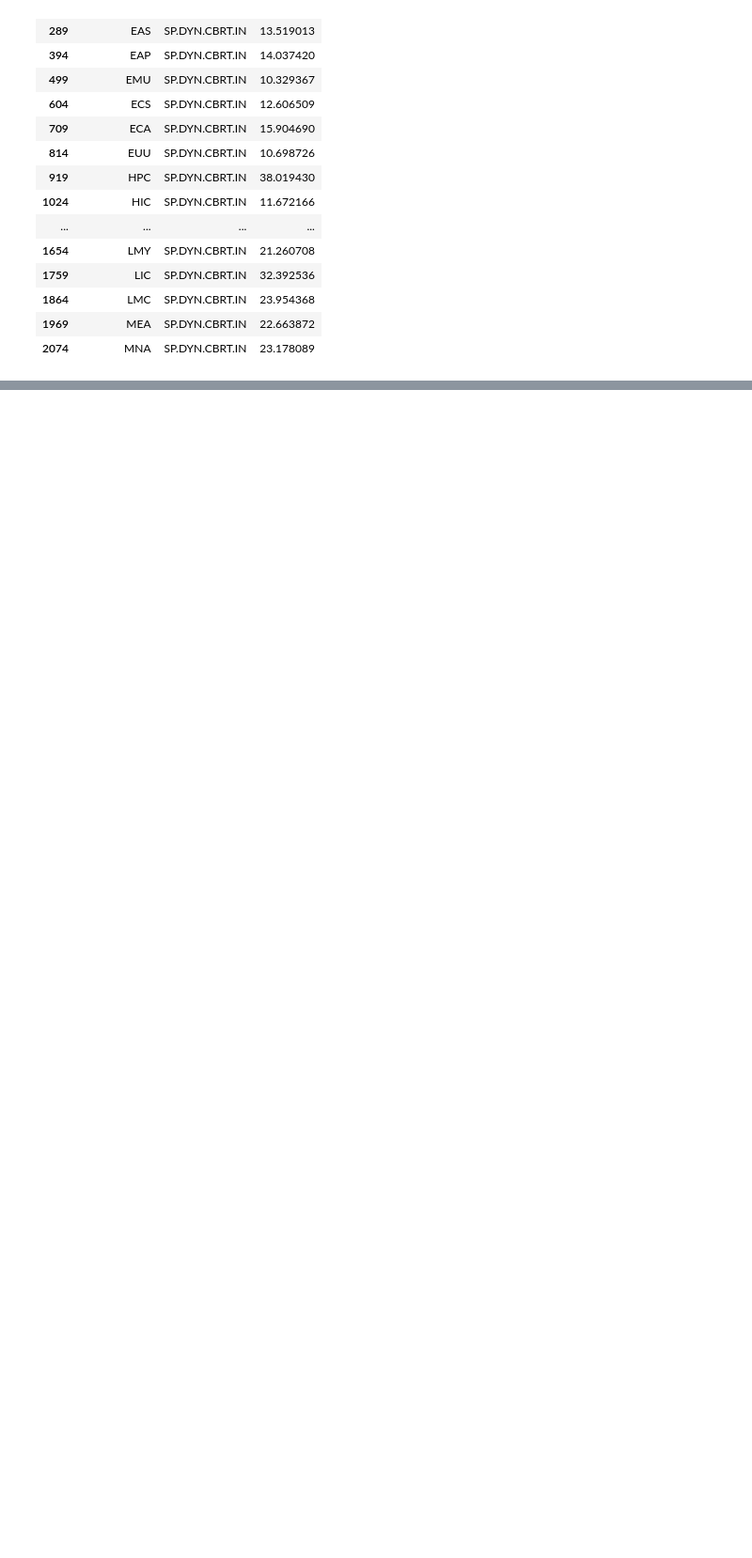
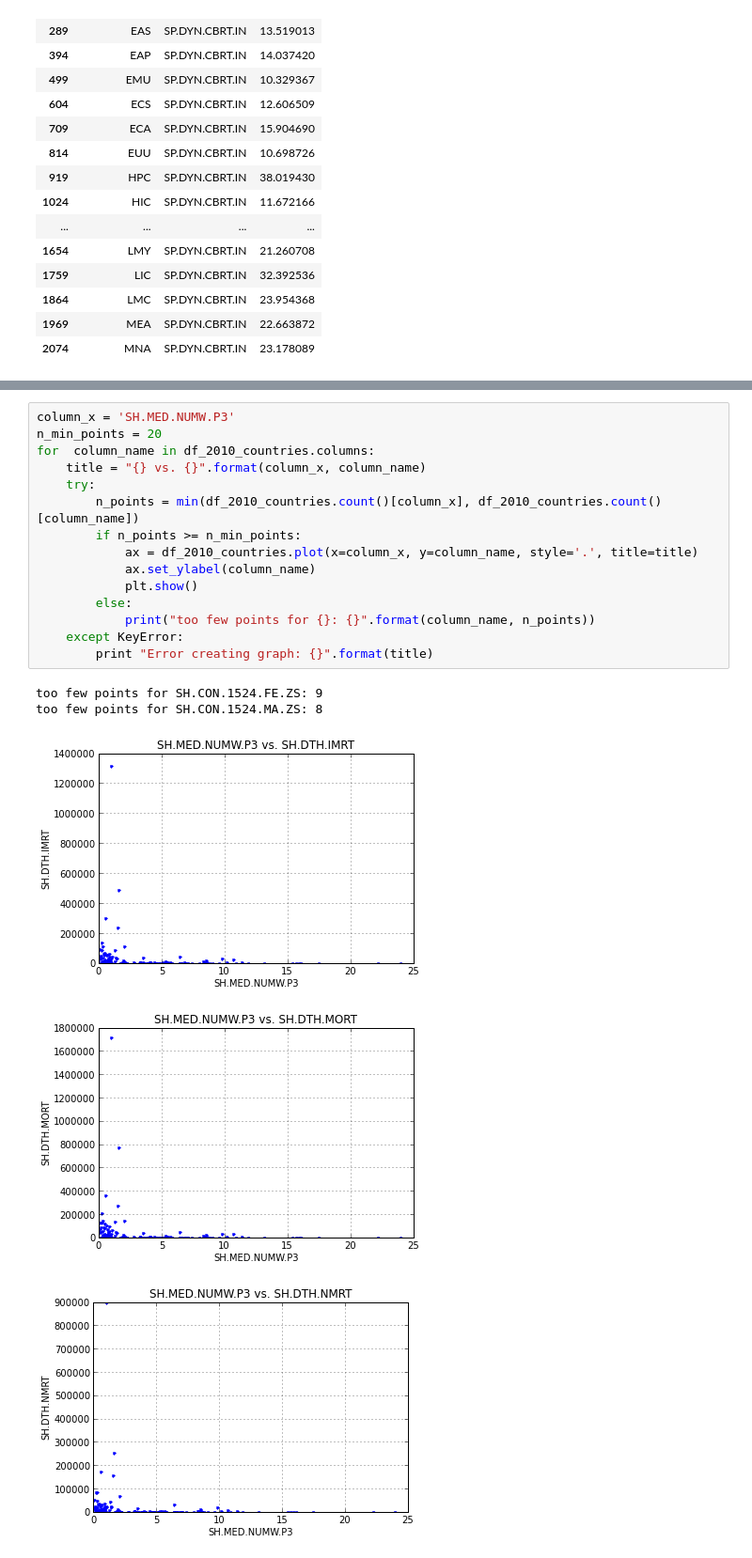
Before and after one commit to dennisobrien/GeneralAssemblyDataScience2013, a Jupyter notebook: HomeworkAssignment_05/ClusteringHealth.ipynb, the cells around one changed output, grey strips where cells are left out. Shown at 94% size. Saved outputs shown, nothing was run; the diff lists cells and outputs as text; blank space fills up the shorter version.

```diff
--- a/HomeworkAssignment_05/ClusteringHealth.ipynb
+++ b/HomeworkAssignment_05/ClusteringHealth.ipynb
@@ -120,0 +206,21 @@ df_2010.plot(x='SP.DYN.CBRT.IN', y='SP.DYN.CDRT.IN', style='.')
+# %%
+column_x = 'SH.MED.NUMW.P3'
+n_min_points = 20
+for  column_name in df_2010_countries.columns:
+    title = "{} vs. {}".format(column_x, column_name)
+    try:
+        n_points = min(df_2010_countries.count()[column_x], df_2010_countries.count()[column_name])
+        if n_points >= n_min_points:
+            ax = df_2010_countries.plot(x=column_x, y=column_name, style='.', title=title)
+            ax.set_ylabel(column_name)
+            plt.show()
+        else:
+            print("too few points for {}: {}".format(column_name, n_points))
+    except KeyError:
+        print "Error creating graph: {}".format(title)
+# %% [output]
+too few points for SH.CON.1524.FE.ZS: 9
+too few points for SH.CON.1524.MA.ZS: 8
+[figure, added]
+[figure, added]
+[figure, added]
```
Also changed, not shown: parts of 25 cells of this notebook, 1 other file.
